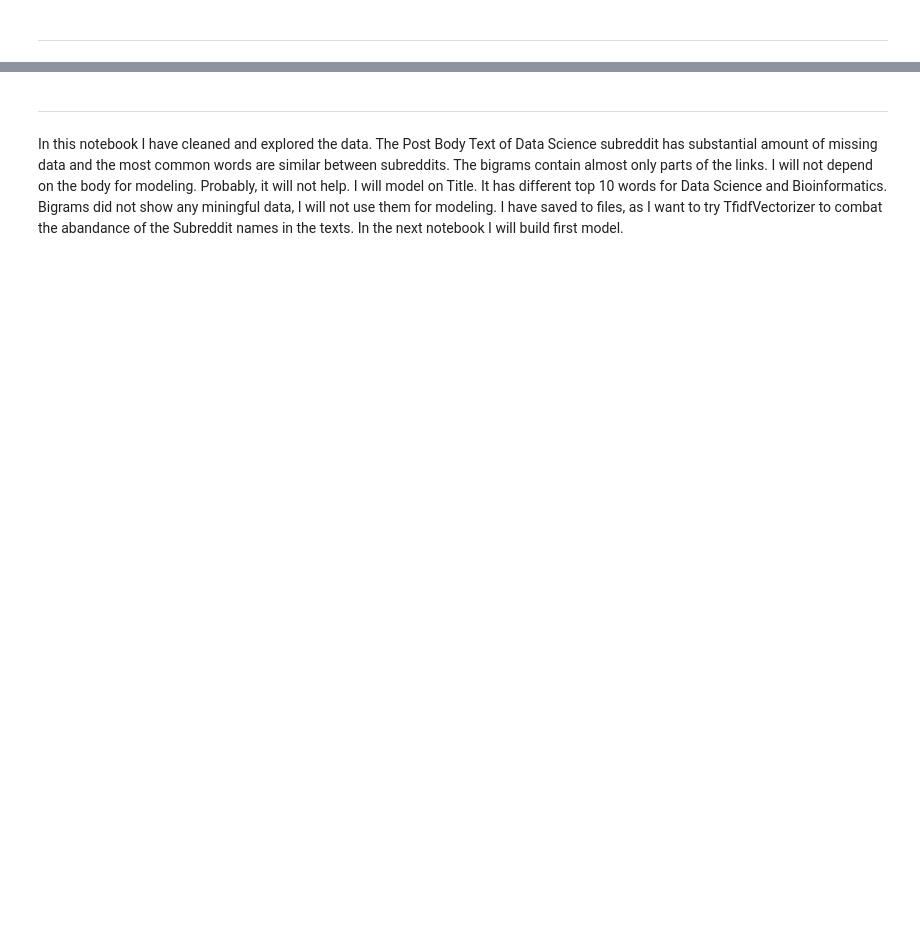
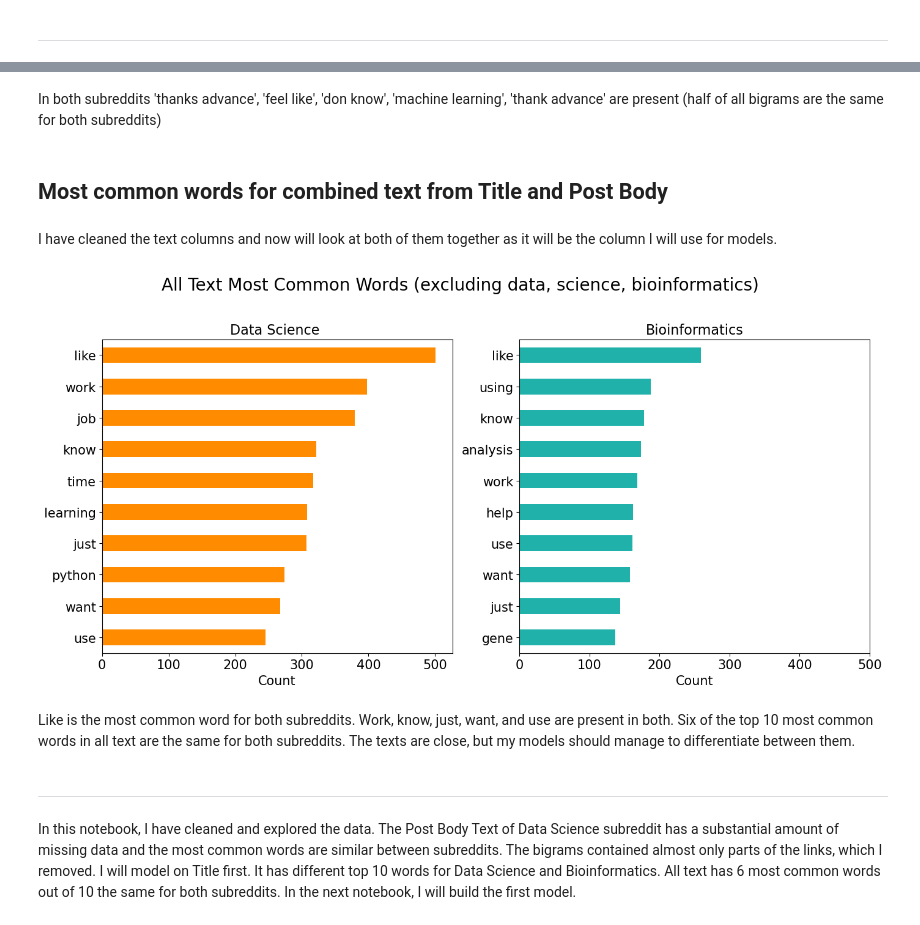
Before and after one commit to ailinnesse/NLP_Differentiate_Bioinformatics_Data_Science_texts, a Jupyter notebook: code/02_EDA_and_Cleaning.ipynb, the cells around one changed output, grey strips where cells are left out. Saved outputs shown, nothing was run; the diff lists cells and outputs as text; code cells hidden in the pictures; blank space fills up the shorter version.

Commit message:
models

```diff
--- a/code/02_EDA_and_Cleaning.ipynb
+++ b/code/02_EDA_and_Cleaning.ipynb
@@ -33,13 +34,13 @@ def count_most_common_words(df, column_to_vectirize, n_most_common, ngram_range=
 # %%
 def remove_words(df, column, list_of_words):
     '''
-    Function to remove words from column in the Data Frame
+    Function to remove words from the column in the Data Frame
     Input:
     Data Frame
-    Column from wich to remove words
+    Column from which to remove words
     List of words to remove
 
-    Outputs Data Frame with words removed from column
+    Outputs Data Frame with words removed from the column
     '''
     for word in list_of_words:
         df[column] = df[column].str.replace(word, '')
@@ -368,0 +436,6 @@ For Bioinformatics the bigrams are scarce, even in top ten the last one has less
+# %% [markdown]
+In both subreddits 'thanks advance', 'feel like', 'don know', 'machine learning', 'thank advance' are present (half of all bigrams are the same for both subreddits)
+# %% [markdown]
+## Most common words for combined text from Title and Post Body
+# %% [markdown]
+I have cleaned the text columns and now will look at both of them together as it will be the column I will use for models.
@@ -369 +445,32 @@ For Bioinformatics the bigrams are scarce, even in top ten the last one has less
+# %%
+# Set figure
+fig, ax = plt.subplots(1,2, figsize=(14,7))
+fig.suptitle('All Text Most Common Words (excluding data, science, bioinformatics) \n', fontsize=20)
+
+# Plot Data Science most common words
+datascience_all_text_most_common_words = count_most_common_words(reddit_no_missing[reddit_no_missing['subreddit'] == 'datascience'], 'all_text', 10)
+datascience_all_text_most_common_words.plot(kind = 'barh', color = 'darkorange', ax=ax[0])
+ax[0].invert_yaxis()
+ax[0].set_title('Data Science ', fontsize=16)
+ax[0].set_xlabel('Count', fontsize=15)
+ax[0].xaxis.set_tick_params(labelsize=15)
+ax[0].yaxis.set_tick_params(labelsize=15)
+
+# Plot Bioinformatics most common words
+bioinformatics_all_text_most_common_words = count_most_common_words(reddit_no_missing[reddit_no_missing['subreddit'] == 'bioinformatics'], 'all_text', 10)
+bioinformatics_all_text_most_common_words.plot(kind = 'barh', color = 'lightseagreen', ax=ax[1])
+ax[1].invert_yaxis()
+ax[1].set_title('Bioinformatics', fontsize=16)
+ax[1].set_xlabel('Count', fontsize=15)
+ax[1].xaxis.set_tick_params(labelsize=15)
+ax[1].yaxis.set_tick_params(labelsize=15)
+ax[1].set_xlim([0, 500])
+
+# Save for the presentation
+plt.tight_layout()
+plt.savefig('../images/all_most_common_words.jpeg');
+# %% [output]
+[figure, added]
+# %% [markdown]
+Like is the most common word for both subreddits. Work, know, just, want, and use are present in both. Six of the top 10 most common words in all text are the same for both subreddits. The texts are close, but my models should manage to differentiate between them.
 # %%
@@ -372,9 +479,7 @@ reddit.to_csv('../data/reddit_cleaned_removed_words.csv', index=False)
 # %% [markdown]
 ---
 # %% [markdown]
-In this notebook I have cleaned and explored the data.
-The Post Body Text of Data Science subreddit has substantial amount of missing data and the most common words are similar between subreddits. The bigrams contain almost only parts of the links. I will not depend on the body for modeling. Probably, it will not help.
-I will model on Title. It has different top 10 words for Data Science and Bioinformatics.
-Bigrams did not show any miningful data, I will not use them for modeling.
-I have saved to files, as I want to try TfidfVectorizer to combat the abandance of the Subreddit names in the texts.
-In the next notebook I will build first model.
+In this notebook, I have cleaned and explored the data.
+The Post Body Text of Data Science subreddit has a substantial amount of missing data and the most common words are similar between subreddits. The bigrams contained almost only parts of the links, which I removed.
+I will model on Title first. It has different top 10 words for Data Science and Bioinformatics. All text has 6 most common words out of 10 the same for both subreddits.
+In the next notebook, I will build the first model.
```
Also changed, not shown: parts of 42 cells of this notebook, 14 other files.
